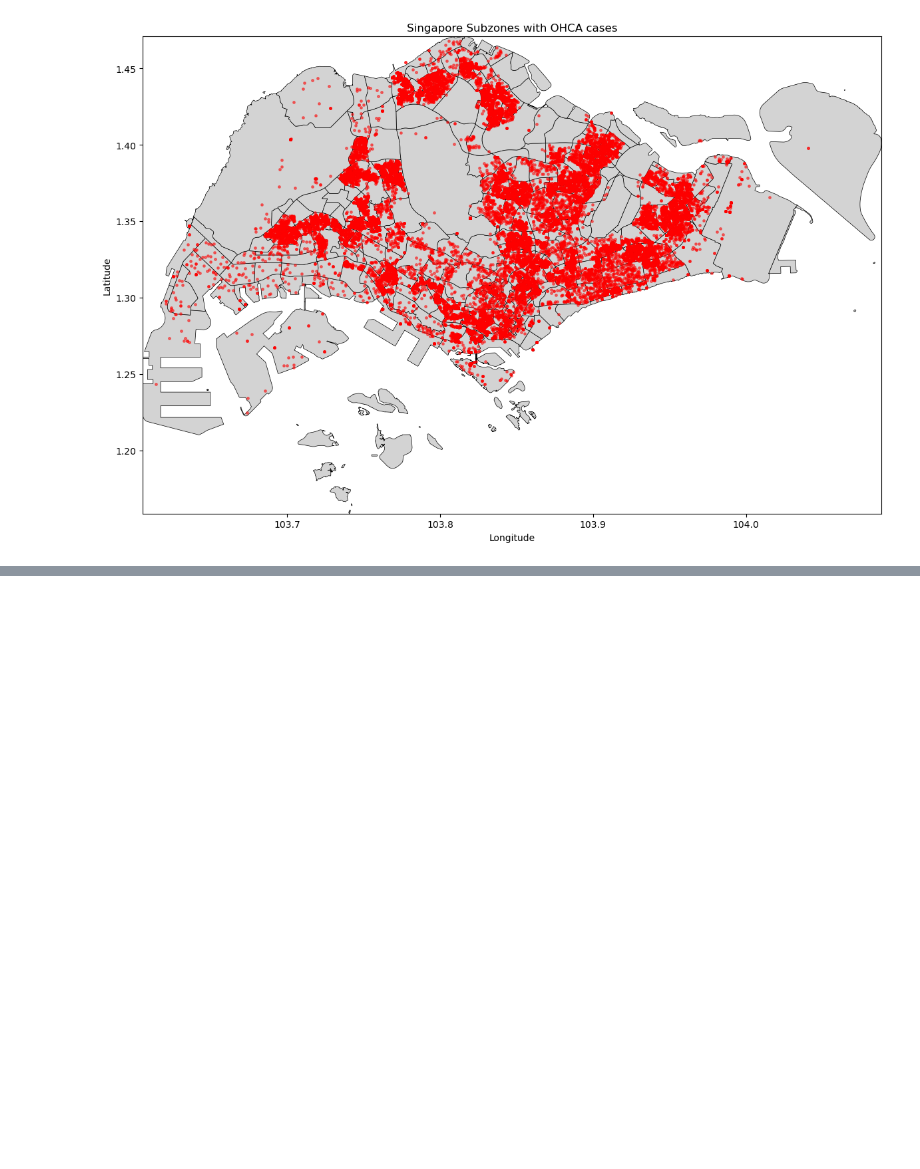
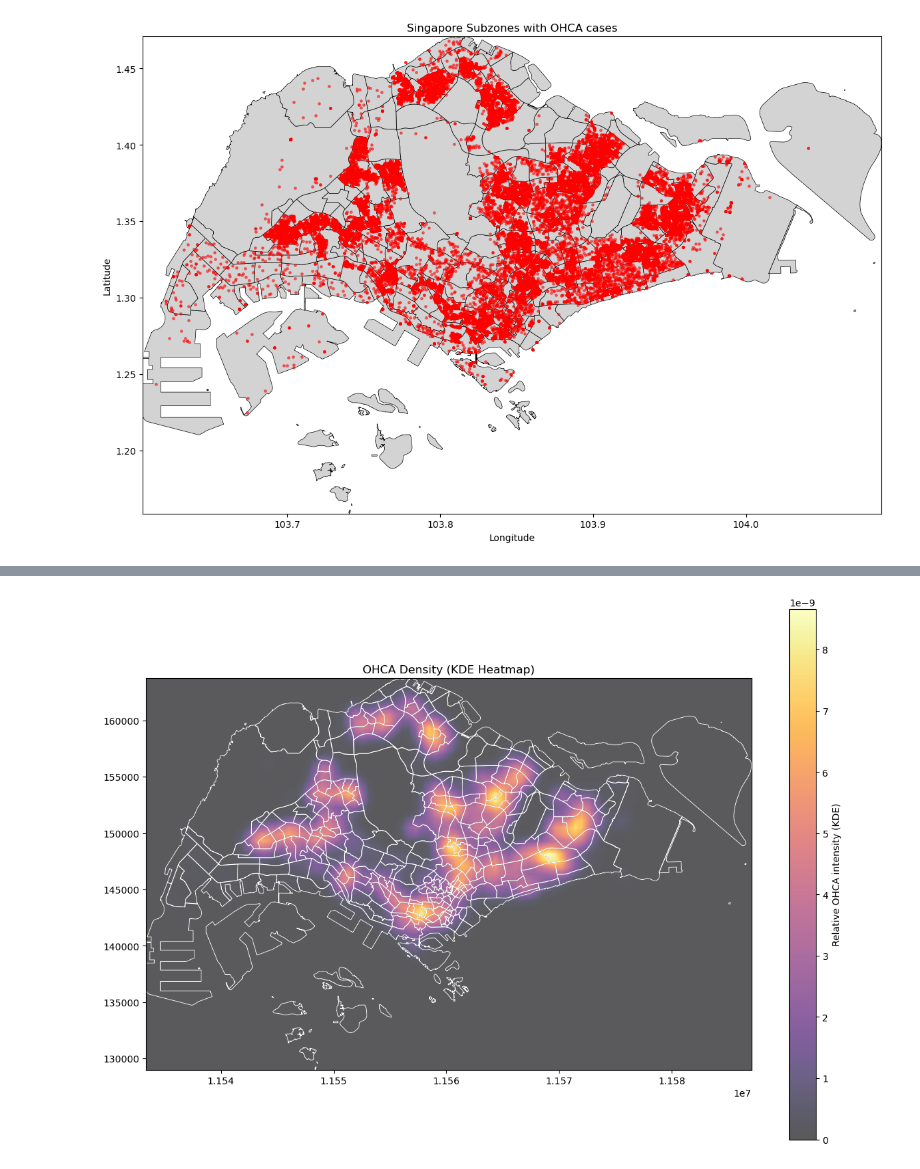
Before and after one commit to axellee1994/AED-OHCA, a Jupyter notebook: src/rq2/rq2_plotting_OHCA_cases.ipynb, the cells around one changed output, grey strips where cells are left out. Cells and saved outputs as stored; diff of their text form; code cells hidden in the pictures; blank space fills up the shorter version.

```diff
--- a/src/rq2/rq2_plotting_OHCA_cases.ipynb
+++ b/src/rq2/rq2_plotting_OHCA_cases.ipynb
@@ -572,0 +648,48 @@ plt.show()
+# %%
+from sklearn.neighbors import KernelDensity
+
+# Work in a metric CRS (meters) for bandwidths and grid size
+sg_3857   = sg_gdf.to_crs(3857)
+pts_3857  = locations_gdf.to_crs(3857)
+
+# Build a grid over Singapore’s bounds (tweak cell size for resolution)
+minx, miny, maxx, maxy = sg_3857.total_bounds
+cell = 600  # grid cell size in meters (smaller = sharper, larger = smoother)
+xs = np.arange(minx, maxx + cell, cell)
+ys = np.arange(miny, maxy + cell, cell)
+xx, yy = np.meshgrid(xs, ys)
+grid = np.column_stack([xx.ravel(), yy.ravel()])
+
+# Fit KDE to the points (bandwidth controls smoothness)
+coords = np.column_stack([pts_3857.geometry.x, pts_3857.geometry.y])
+kde = KernelDensity(bandwidth=600, kernel="gaussian")  # try 300–1000 m
+kde.fit(coords)
+log_dens = kde.score_samples(grid)
+dens = np.exp(log_dens).reshape(xx.shape)
+
+# Plot boundary + heat surface overlay
+fig, ax = plt.subplots(figsize=(12, 10))
+# base map: subzone outlines for context
+sg_3857.plot(ax=ax, facecolor="none", edgecolor="black", linewidth=0.5)
+
+# heat layer (continuous choropleth)
+im = ax.imshow(
+    dens,
+    origin="lower",
+    extent=(minx, maxx, miny, maxy),
+    cmap="inferno",
+    alpha=0.65,    # transparency so map shows through
+    interpolation="bilinear",  # soften pixels
+)
+
+sg_3857.boundary.plot(ax=ax, color="white", linewidth=0.7)
+
+# colorbar + cosmetics
+cbar = plt.colorbar(im, ax=ax, shrink=0.8)
+cbar.set_label("Relative OHCA intensity (KDE)")
+ax.set_title("OHCA Density (KDE Heatmap)")
+ax.set_aspect("equal")
+plt.tight_layout()
+plt.show()
+# %% [output]
+[figure, added]
```
Also changed, not shown: parts of 7 cells of this notebook, 6 other files.
